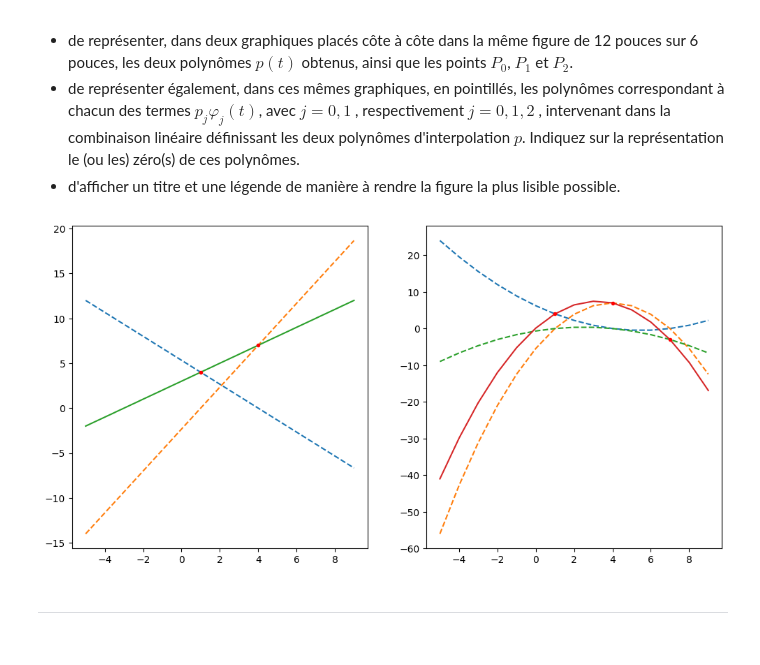
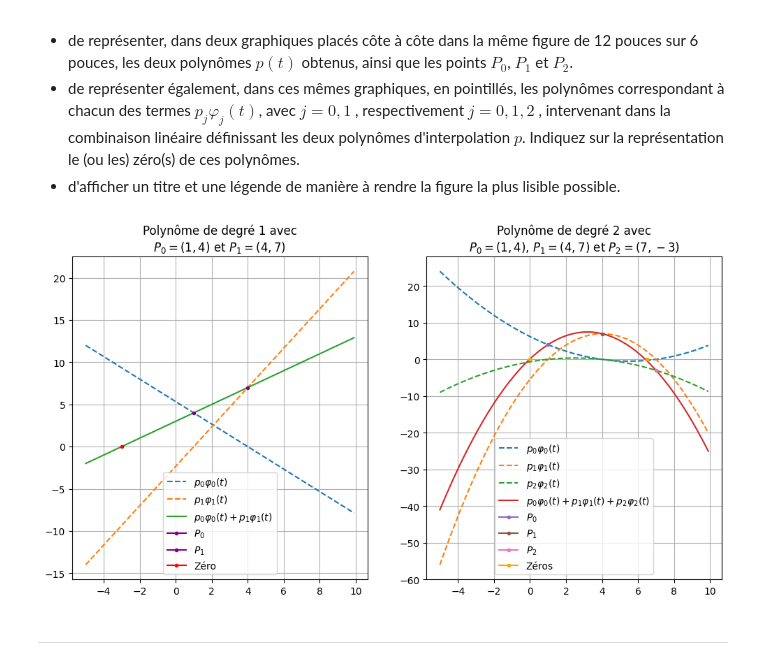
Before and after one commit to SO-CReaT3/EPFL-CodEx, a Jupyter notebook: Mise À Niveau/TP12.ipynb, the cells around one changed output. Drawn from its saved outputs; the diff is of its cells as text; code cells hidden in the pictures.

```diff
--- a/Mise À Niveau/TP12.ipynb
+++ b/Mise À Niveau/TP12.ipynb
@@ -50,47 +50,61 @@ def polynome(x, P):
     for p_i in p_j:
         p_x += p_i
 
     return (p_j, p_x)
 
 
 
 a = -5
 b = 10
 
-x = np.arange(a, b, 1)
+x = np.arange(a, b, .1)
 
 polynomes_1_j, polynome_1 = polynome(x, [(1,4), (4,7)])
 polynomes_2_j, polynome_2 = polynome(x, [(1,4), (4,7), (7,-3)])
 
+
+
 fig, ax = plt.subplots(1, 2)
 
-for i, polynome in enumerate(polynomes_1_j):
-    ax[0].plot(x, polynome, linestyle="--")
 
-ax[0].plot(x, polynome_1)
+ax[0].grid()
+ax[0].set_title("Polynôme de degré 1 avec\n" + r"$P_0=(1,4)$ et $P_1=(4,7)$")
+
+for j, polynome in enumerate(polynomes_1_j):
+    ax[0].plot(x, polynome, linestyle="--", label=(rf"$p_{j}\varphi_{j}(t)$"))
+
+ax[0].plot(x, polynome_1, label=r"$p_0\varphi_0(t) + p_1\varphi_1(t)$")
+
+ax[0].plot(1, 4, marker=".", color="purple", label=r"$P_0$")
+ax[0].plot(4, 7, marker=".", color="purple", label=r"$P_1$")
+
+ax[0].plot(-3, 0, marker=".", color="red", label="Zéro")
 
 
-ax[0].plot(1, 4, marker=".", color="red")
-ax[0].plot(4, 7, marker=".", color="red")
+ax[1].grid()
+ax[1].set_title("Polynôme de degré 2 avec\n" + r"$P_0=(1,4)$, $P_1=(4,7)$ et $P_2=(7,-3)$")
 
-for i, polynome in enumerate(polynomes_2_j):
-    ax[1].plot(x, polynome, linestyle="--")
+for j, polynome in enumerate(polynomes_2_j):
+    ax[1].plot(x, polynome, linestyle="--", label=rf"$p_{j}\varphi_{j}(t)$")
 
-ax[1].plot(x, polynome_2)
+ax[1].plot(x, polynome_2, label=r"$p_0\varphi_0(t) + p_1\varphi_1(t) + p_2\varphi_2(t)$")
 
+ax[1].plot(1, 4, marker=".", label=r"$P_0$")
+ax[1].plot(4, 7, marker=".", label=r"$P_1$")
+ax[1].plot(7, -3, marker=".", label=r"$P_2$")
 
-ax[1].plot(1, 4, marker=".", color="red")
-ax[1].plot(4, 7, marker=".", color="red")
-ax[1].plot(7, -3, marker=".", color="red")
-
+ax[1].plot(0, 0, marker=".", color="orange", label="Zéros")
+ax[1].plot(6.5, 0, marker=".", color="orange")
 
 
 fig.set_figwidth(12)
 fig.set_figheight(6)
 
+ax[0].legend()
+ax[1].legend()
 plt.show()
 # %% [output]
-[figure, old version]
+[figure, new version]
 # %% [markdown]
 ***
 # %% [markdown]
```
Also changed, not shown: parts of 1 cell of this notebook.
